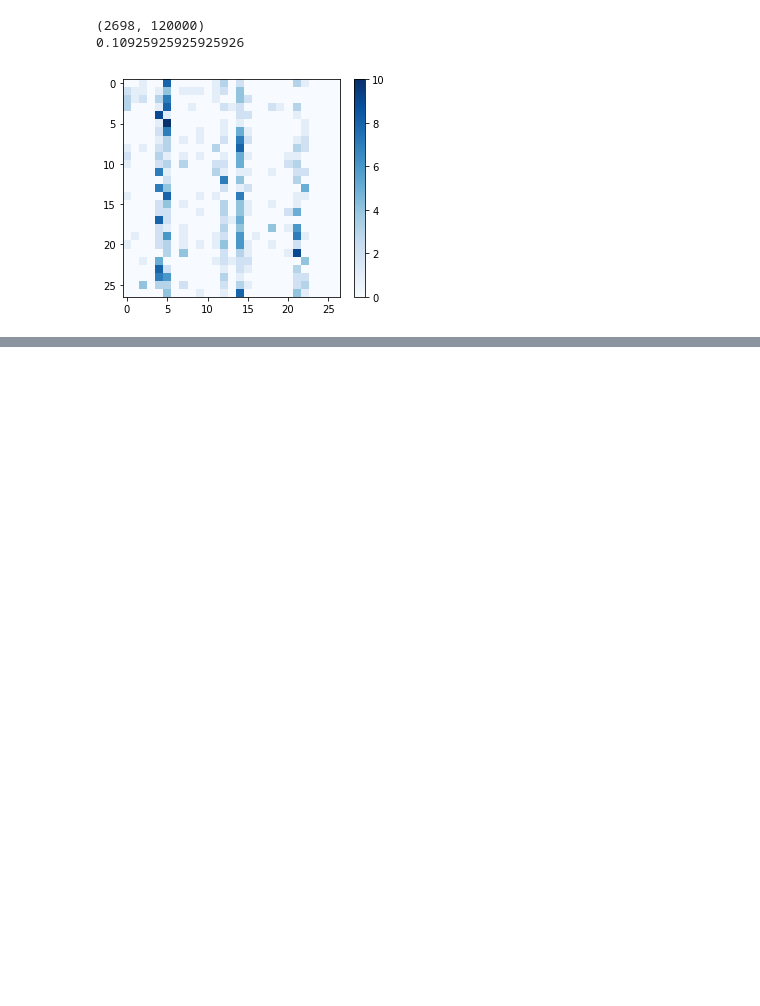
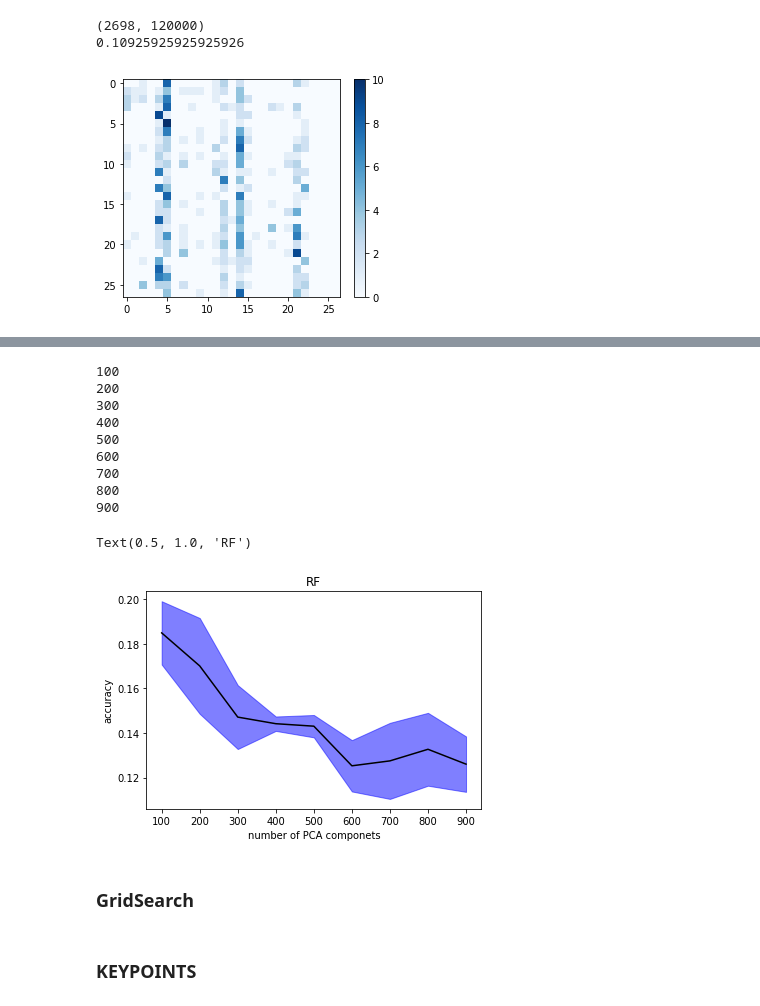
Before and after one commit to Momo-owo/ArtSource, a Jupyter notebook: artsource_notebook.ipynb, the cells around one changed output, grey strips where cells are left out. Drawn from its saved outputs; the diff is of its cells as text; code cells hidden in the pictures; blank space fills up the shorter version.

```diff
--- a/artsource_notebook.ipynb
+++ b/artsource_notebook.ipynb
@@ -291,0 +261,7 @@ Color_Field_Painting
+# %%
+path_classes = 'artsource_dataset/'
+ker_size = 15
+resize = 200
+class_names = np.r_[os.listdir(path_classes)]
+
+X, y = LMID(path_classes, ker_size, resize)
@@ -370,21 +441,3 @@ print("accuracy %.3f (+/- %.5f)"%(np.mean(s), np.std(s)))
 p = Pipeline((("pca", PCA(n_components=100)), ("classifier", SVC(kernel = 'linear', gamma = 'scale')) ))
 s = cross_val_score(p, X, y, cv=KFold(5, shuffle=True), scoring=make_scorer(accuracy_score))
 print("accuracy %.3f (+/- %.5f)"%(np.mean(s), np.std(s)))
-# %%
-n_components = range(100,1000,100)
-means, stds = [], []
-
-for n in n_components:
-    print n,
-    p = Pipeline((("pca", PCA(n_components=n)), ("classifier", RandomForestClassifier()) ))
-    s = cross_val_score(p, X, y, cv=KFold(5, shuffle=True), scoring=make_scorer(accuracy_score))
-    means.append(np.mean(s))
-    stds.append(np.std(s))
-means = np.r_[means]
-stds  = np.r_[stds]
-
-plt.plot(n_components, means, color="black")
-plt.fill_between(n_components, means-stds, means+stds, color="blue", alpha=.5)
-plt.xlabel("number of PCA componets")
-plt.ylabel("accuracy")
-plt.title("GaussianNB")
@@ -479,0 +462,32 @@ AttributeError: 'list' object has no attribute 'shape'
+# %%
+n_components = range(100,1000,100)
+means, stds = [], []
+
+for n in n_components:
+    print(n),
+    p = Pipeline((("pca", PCA(n_components=n)), ("classifier", g) ))
+    s = cross_val_score(p, X, y, cv=KFold(5, shuffle=True), scoring=make_scorer(accuracy_score))
+    means.append(np.mean(s))
+    stds.append(np.std(s))
+means = np.r_[means]
+stds  = np.r_[stds]
+
+plt.plot(n_components, means, color="black")
+plt.fill_between(n_components, means-stds, means+stds, color="blue", alpha=.5)
+plt.xlabel("number of PCA componets")
+plt.ylabel("accuracy")
+plt.title("RF")
+# %% [output]
+100
+200
+300
+400
+500
+600
+700
+800
+900
+Text(0.5, 1.0, 'RF')
+[figure, added]
+# %% [markdown]
+### GridSearch
@@ -479,0 +508,2 @@ AttributeError: 'list' object has no attribute 'shape'
+# %% [markdown]
+### KEYPOINTS ###
```
Also changed, not shown: parts of 19 cells of this notebook.
